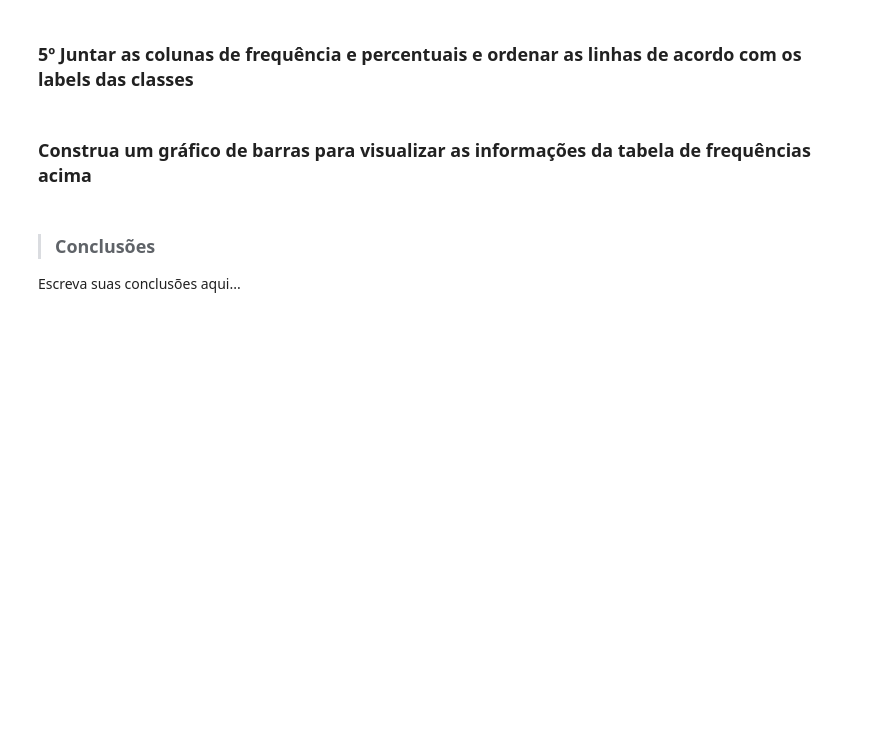
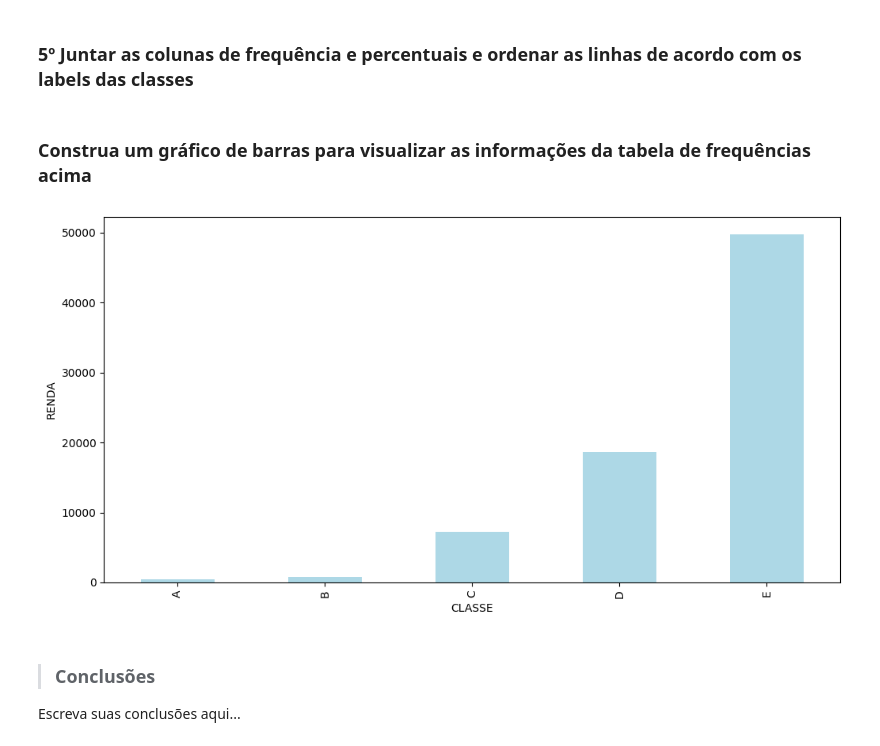
Before and after one commit to joaogabriel-fn/python-estatistica, a Jupyter notebook: Cursos/Estatística-com-Python-frequências-e-medidas/Aula-6/Análise_Descritiva.ipynb, the cells around one changed output. Saved outputs shown, nothing was run; the diff lists cells and outputs as text; code cells hidden in the pictures; blank space fills up the shorter version.

```diff
--- a/Cursos/Estatística-com-Python-frequências-e-medidas/Aula-6/Análise_Descritiva.ipynb
+++ b/Cursos/Estatística-com-Python-frequências-e-medidas/Aula-6/Análise_Descritiva.ipynb
@@ -179,4 +184,9 @@ Para construir as classes de renda considere que o salário mínimo na época da
 # %% [markdown]
 ### 2º Definir os labels das classes
+# %%
+labels = ['E', 'D', 'C', 'B', 'A']
 # %% [markdown]
 ### 3º Construir a coluna de frequências
+# %%
+freq = pd.value_counts(pd.cut(df_pnad['Renda'], bins=classes, labels=labels, include_lowest=True))
+freq
@@ -183,2 +201,11 @@ Para construir as classes de renda considere que o salário mínimo na época da
 # %% [markdown]
 ### 4º Construir a coluna de percentuais
+# %%
+freq_percent = pd.value_counts(
+    pd.cut(
+        df_pnad['Renda'],
+        bins=classes,
+        labels=labels,
+        include_lowest=True)
+        , normalize=True) * 100
+freq_percent
@@ -185,7 +220,18 @@ Para construir as classes de renda considere que o salário mínimo na época da
 # %% [markdown]
 ### 5º Juntar as colunas de frequência e percentuais e ordenar as linhas de acordo com os labels das classes
+# %%
+tab_freq = pd.DataFrame(
+    {
+        'Frequencia': freq,
+        'Percent': freq_percent
+    }
+).sort_index(ascending=False)
 # %% [markdown]
 ### Construa um gráfico de barras para visualizar as informações da tabela de frequências acima
+# %%
+tab_freq['Frequencia'].plot(kind='bar', figsize=(12, 6), xlabel='CLASSE', ylabel='RENDA', color='lightblue');
+# %% [output]
+[figure, added]
 # %% [markdown]
 > ### Conclusões
 
```
Also changed, not shown: parts of 16 cells of this notebook.
